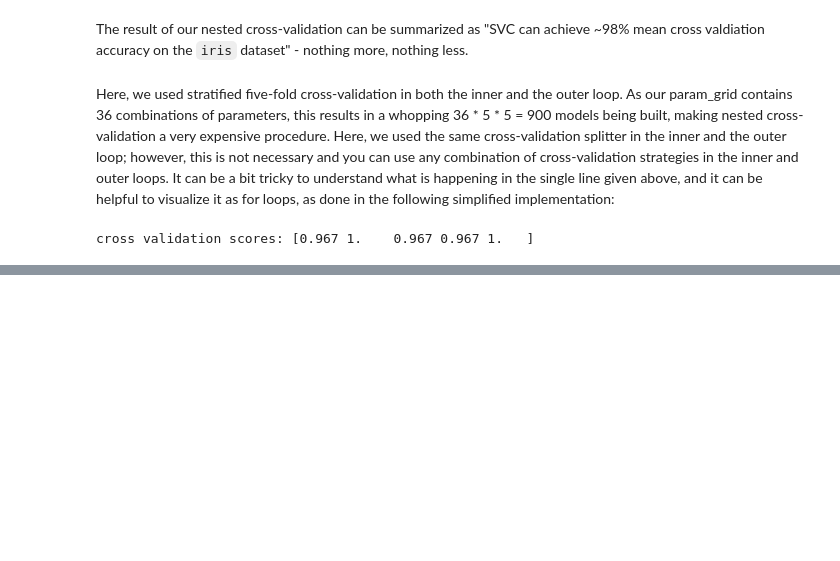
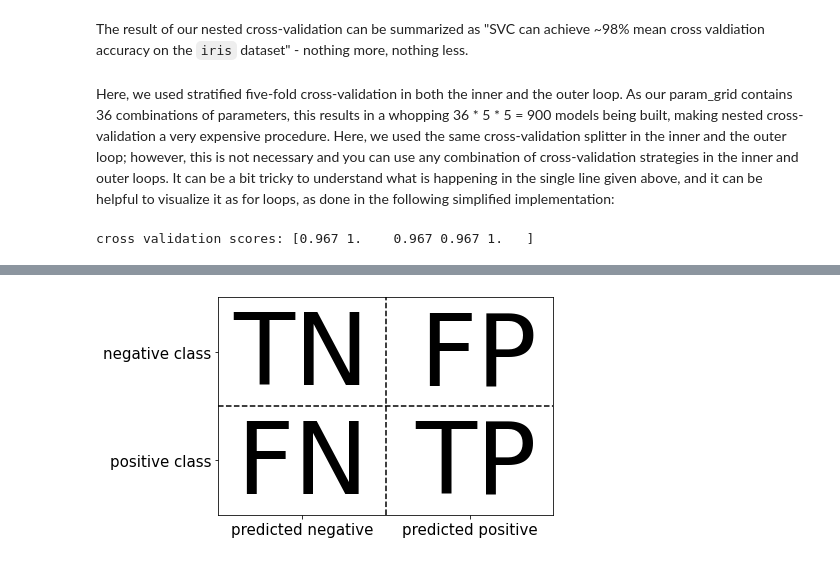
Before and after one commit to cmarsa/imlwp, a Jupyter notebook: 05_model_evaluation_and_improvement.ipynb, the cells around one changed output, grey strips where cells are left out. Saved outputs shown, nothing was run; the diff lists cells and outputs as text; code cells hidden in the pictures; blank space fills up the shorter version.

```diff
--- a/05_model_evaluation_and_improvement.ipynb
+++ b/05_model_evaluation_and_improvement.ipynb
@@ -839,0 +1046,4 @@ putationally challenging, it is also embarrassingly parallel. This means that bu
+# %%
+mglearn.plots.plot_binary_confusion_matrix()
+# %% [output]
+[figure, added]
```
Also changed, not shown: parts of 66 cells of this notebook.
